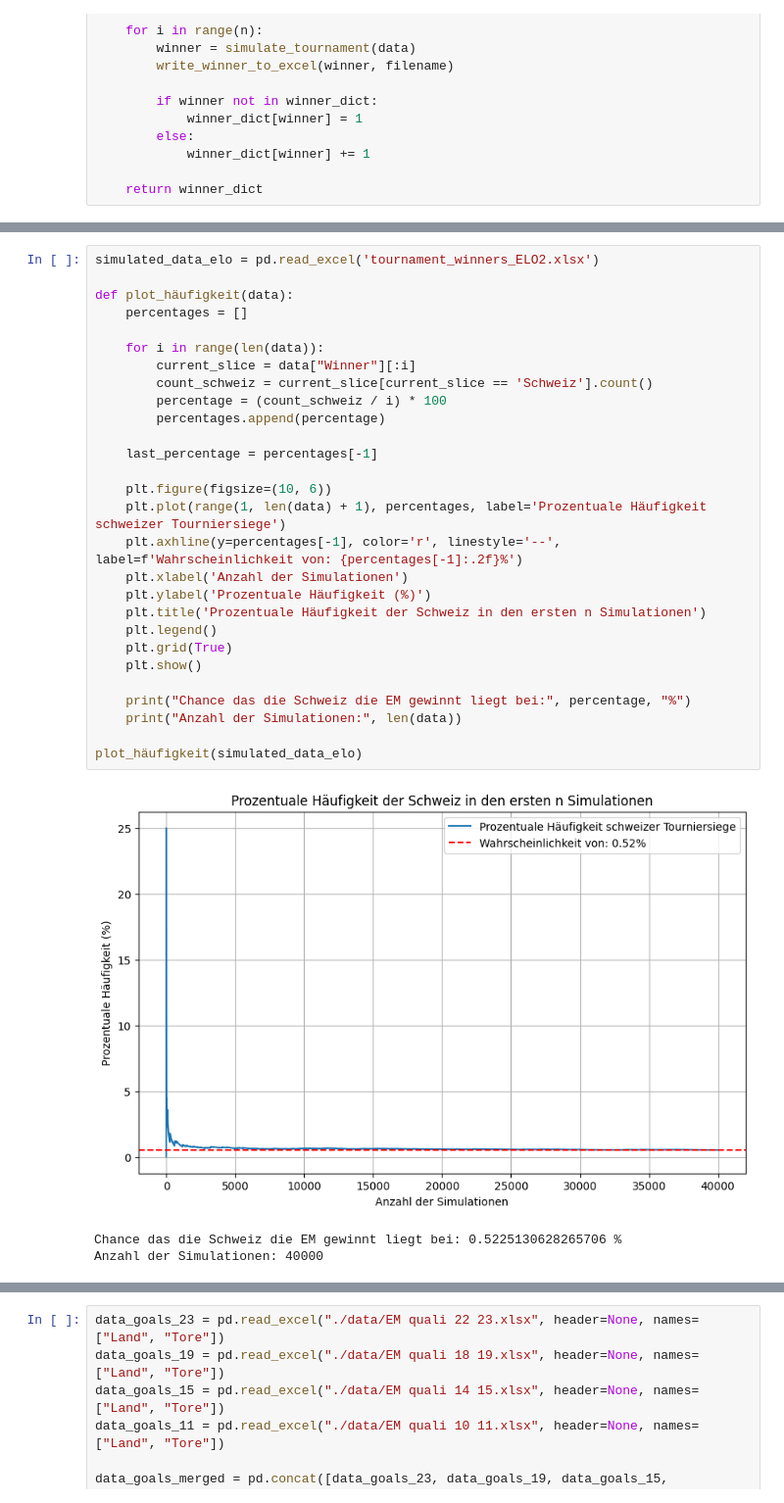
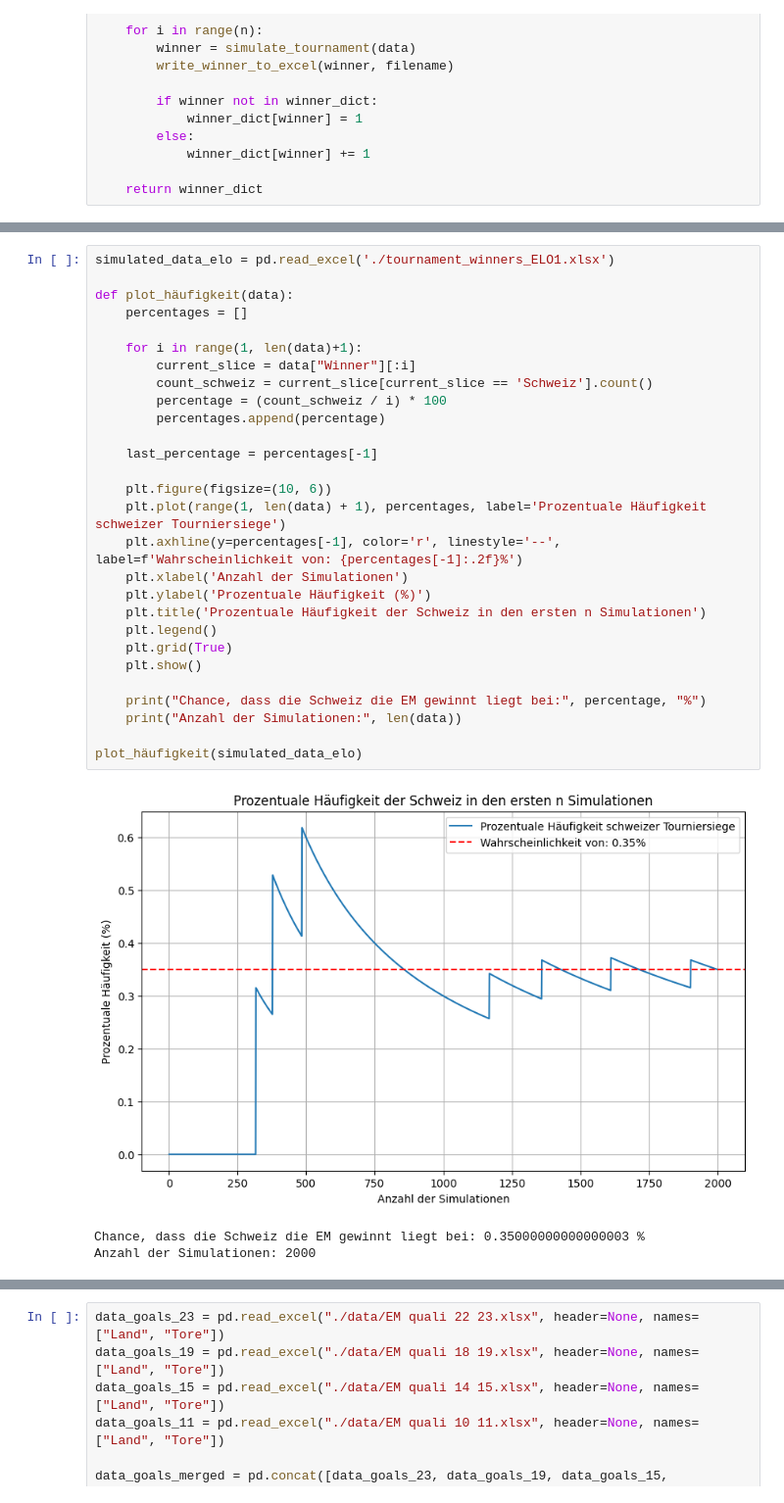
Before and after one commit to Sandra-Senn/propability_soccer_winning, a Jupyter notebook: OMC_WER.ipynb, the cells around one changed output, grey strips where cells are left out. Shown at 98% size. Saved outputs shown, nothing was run; the diff lists cells and outputs as text.

```diff
--- a/OMC_WER.ipynb
+++ b/OMC_WER.ipynb
@@ -399,35 +368,35 @@ plt.show()
 # %%
-simulated_data_elo = pd.read_excel('tournament_winners_ELO2.xlsx')
+simulated_data_elo = pd.read_excel('./tournament_winners_ELO1.xlsx')
 
 def plot_häufigkeit(data):
     percentages = []
 
-    for i in range(len(data)):
+    for i in range(1, len(data)+1):
         current_slice = data["Winner"][:i]
         count_schweiz = current_slice[current_slice == 'Schweiz'].count()
         percentage = (count_schweiz / i) * 100
         percentages.append(percentage)
 
     last_percentage = percentages[-1]
 
     plt.figure(figsize=(10, 6))
     plt.plot(range(1, len(data) + 1), percentages, label='Prozentuale Häufigkeit schweizer Tourniersiege')
     plt.axhline(y=percentages[-1], color='r', linestyle='--', label=f'Wahrscheinlichkeit von: {percentages[-1]:.2f}%')
     plt.xlabel('Anzahl der Simulationen')
     plt.ylabel('Prozentuale Häufigkeit (%)')
     plt.title('Prozentuale Häufigkeit der Schweiz in den ersten n Simulationen')
     plt.legend()
     plt.grid(True)
     plt.show()
 
-    print("Chance das die Schweiz die EM gewinnt liegt bei:", percentage, "%")
+    print("Chance, dass die Schweiz die EM gewinnt liegt bei:", percentage, "%")
     print("Anzahl der Simulationen:", len(data))
 
 plot_häufigkeit(simulated_data_elo)
 # %% [output]
-[figure, old version]
+[figure, new version]
-Chance das die Schweiz die EM gewinnt liegt bei: 0.5225130628265706 %
-Anzahl der Simulationen: 40000
+Chance, dass die Schweiz die EM gewinnt liegt bei: 0.35000000000000003 %
+Anzahl der Simulationen: 2000
 # %% [markdown]
 ## Zweite Simulation
 
```
Also changed, not shown: parts of 30 cells of this notebook, 4 other files.
